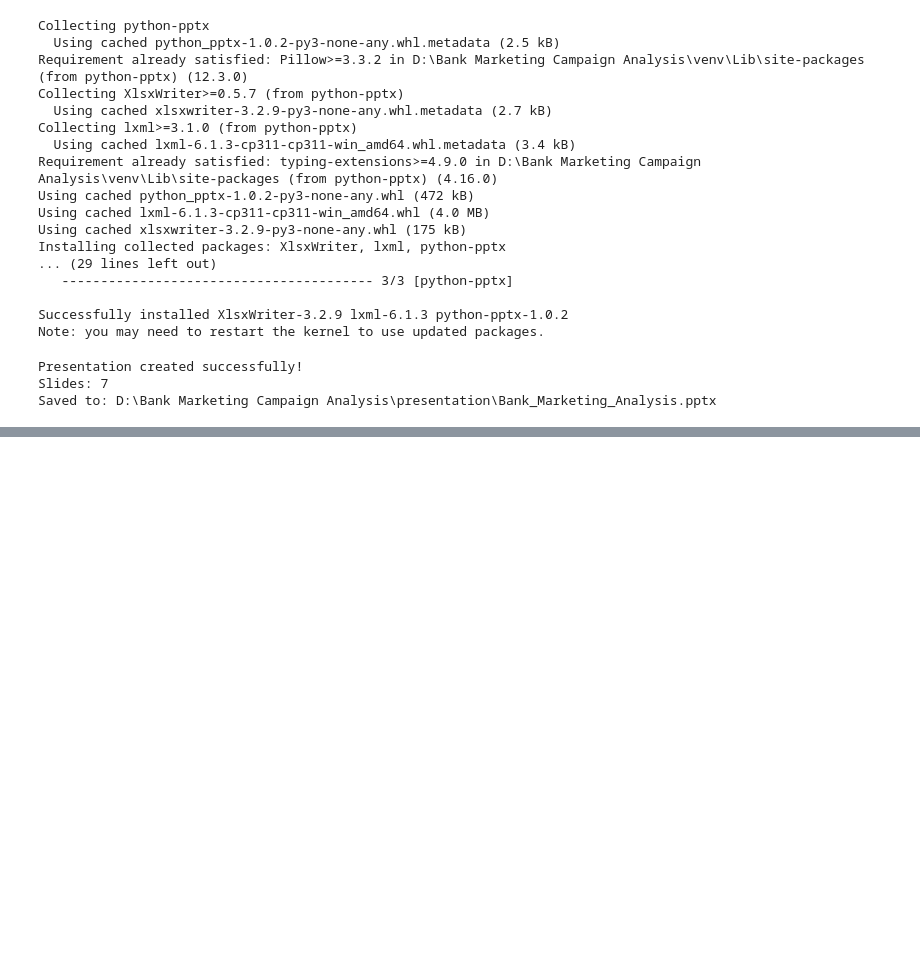
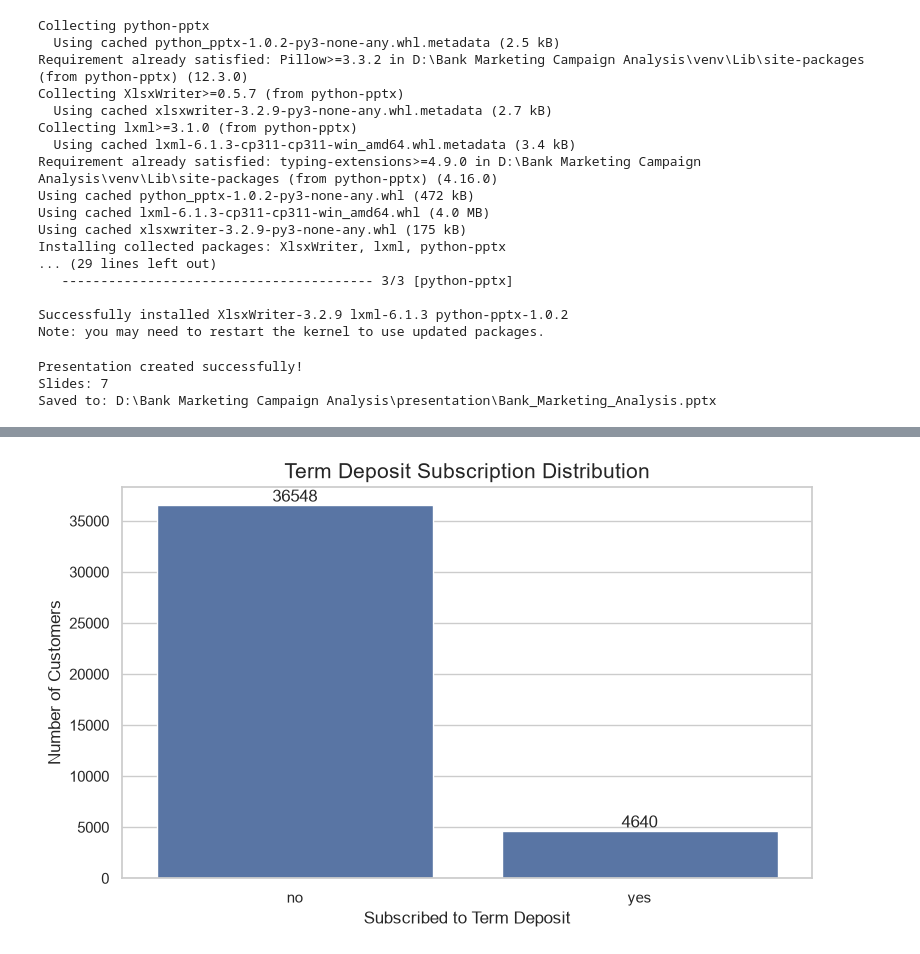
Before and after one commit to pratyushmishra2k05/bank-marketing-campaign-analysis, a Jupyter notebook: notebooks/Bank_Marketing_EDA.ipynb, the cells around one changed output, grey strips where cells are left out. Drawn from its saved outputs; the diff is of its cells as text; code cells hidden in the pictures; blank space fills up the shorter version.

Commit message:
Update EDA notebook with final analysis

```diff
--- a/notebooks/Bank_Marketing_EDA.ipynb
+++ b/notebooks/Bank_Marketing_EDA.ipynb
@@ -919,0 +963,82 @@ for file in files_to_check:
+# %%
+from pathlib import Path
+import matplotlib.pyplot as plt
+import seaborn as sns
+
+project_dir = Path(r"D:\Bank Marketing Campaign Analysis")
+figures_dir = project_dir / "outputs" / "figures"
+figures_dir.mkdir(parents=True, exist_ok=True)
+
+sns.set_theme(style="whitegrid")
+
+# Chart 1: Subscription distribution
+plt.figure(figsize=(8, 5))
+ax = sns.countplot(data=df, x="y", order=["no", "yes"])
+
+plt.title("Term Deposit Subscription Distribution", fontsize=15)
+plt.xlabel("Subscribed to Term Deposit")
+plt.ylabel("Number of Customers")
+
+for container in ax.containers:
+    ax.bar_label(container, fmt="%.0f")
+
+plt.tight_layout()
+plt.savefig(
+    figures_dir / "subscription_distribution.png",
+    dpi=200, bbox_inches="tight"
+)
+plt.show()
+
+
+# Chart 2: Subscription rate by contact method
+contact_rates = (
+    df.groupby("contact")["y"]
+    .apply(lambda x: (x == "yes").mean() * 100)
+    .sort_values(ascending=False)
+)
+
+plt.figure(figsize=(8, 5))
+ax = sns.barplot(x=contact_rates.index, y=contact_rates.values)
+
+plt.title("Subscription Rate by Contact Method", fontsize=15)
+plt.xlabel("Contact Method")
+plt.ylabel("Subscription Rate (%)")
+
+for container in ax.containers:
+    ax.bar_label(container, fmt="%.2f%%")
+
+plt.tight_layout()
+plt.savefig(
+    figures_dir / "subscription_by_contact.png",
+    dpi=200, bbox_inches="tight"
+)
+plt.show()
+
+
+# Chart 3: Subscription rate by previous campaign outcome
+previous_rates = (
+    df.groupby("poutcome")["y"]
+    .apply(lambda x: (x == "yes").mean() * 100)
+    .sort_values(ascending=False)
+)
+
+plt.figure(figsize=(8, 5))
+ax = sns.barplot(x=previous_rates.index, y=previous_rates.values)
+
+plt.title("Subscription Rate by Previous Campaign Outcome", fontsize=15)
+plt.xlabel("Previous Campaign Outcome")
+plt.ylabel("Subscription Rate (%)")
+
+for container in ax.containers:
+    ax.bar_label(container, fmt="%.2f%%")
+
+plt.tight_layout()
+plt.savefig(
+    figures_dir / "subscription_by_previous_outcome.png",
+    dpi=200, bbox_inches="tight"
+)
+plt.show()
+
+print("All three charts saved to:", figures_dir)
+# %% [output]
+[figure, added]
```
Also changed, not shown: parts of 4 cells of this notebook.
